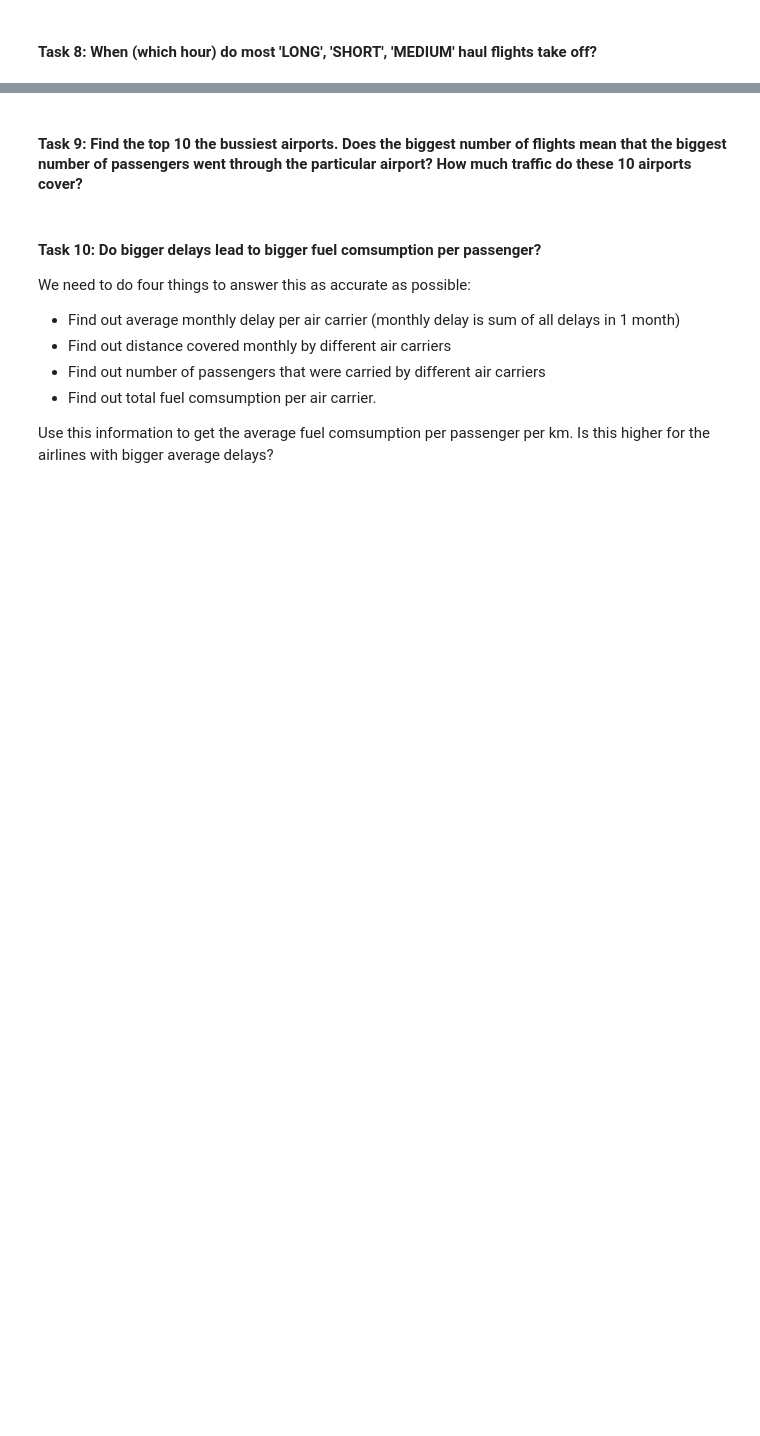
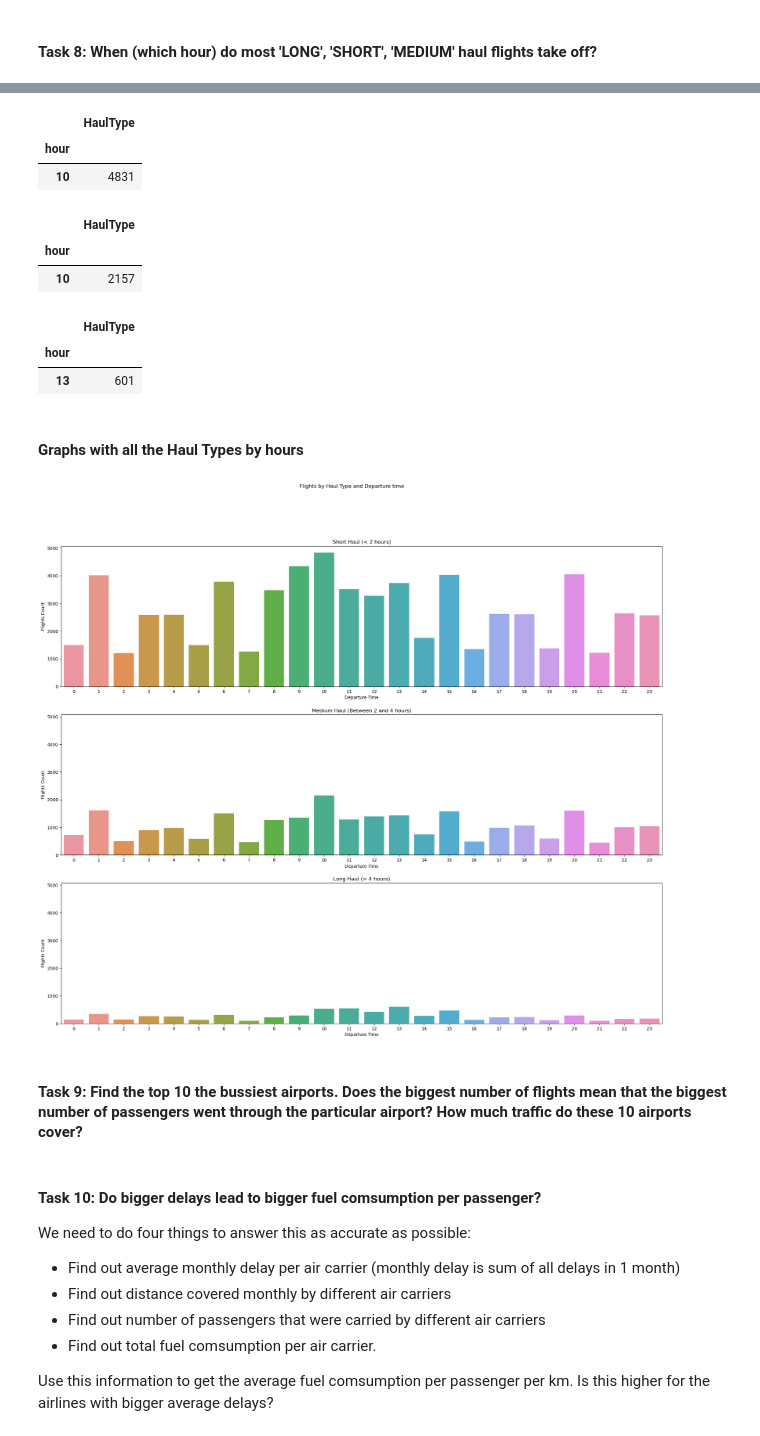
Before and after one commit to hapl/predict-flight-delays, a Jupyter notebook: src/modules/exploratory_analysis_hugo.ipynb, the cells around one changed output, grey strips where cells are left out. Cells and saved outputs as stored; diff of their text form; code cells hidden in the pictures; blank space fills up the shorter version.

```diff
--- a/src/modules/exploratory_analysis_hugo.ipynb
+++ b/src/modules/exploratory_analysis_hugo.ipynb
@@ -123,2 +213,10 @@ plt.show()
 # %% [markdown]
 #### **Task 8**: When (which hour) do most 'LONG', 'SHORT', 'MEDIUM' haul flights take off?
+# %%
+def haul_times(df):
+    #short <=2 hours
+    #Medium between 2 and 4
+    #Long > 4
+    result = df
+    result['HaulType'] = df['FlightTime'].apply(lambda X: 'Short' if X <=120 else ('Medium' if X < 240 else 'Long'))
+    return result
@@ -124,0 +233,3 @@ plt.show()
+# %%
+df_haul_data = df_flights_clean[['FlightTime','ActualDeparture']]
+df_haul_data = df_haul_data.dropna()
@@ -124,0 +248,5 @@ plt.show()
+# %%
+df_haul_data[['hour','min']] = df_haul_data['ActualDeparture'].str.split(':', expand=True)
+df_haul_data['hour'] = pd.to_numeric(df_haul_data['hour'])
+df_haul_data = df_haul_data.astype({'hour':'int'})
+df_haul_data
@@ -124,0 +267,6 @@ plt.show()
+# %%
+df_haul_processed = haul_times(df_haul_data)
+df_haul_processed
+#df_taxi[['hourD','minD']] = df_taxi['DepartureTime'].str.split(':', expand=True)
+
+#df_haul_data
@@ -125,3 +287,52 @@ plt.show()
+# %%
+#Hour with most Short haul takeoff
+df_haul_short = df_haul_processed[df_haul_processed['HaulType'] == 'Short']
+df_haul_short = df_haul_short[['hour','HaulType']].groupby(['hour']).count()
+df_haul_short.nlargest(1,'HaulType')
+# %% [output]
+|  | HaulType |
+| hour |  |
+| 10 | 4831 |
+# %%
+#Hour with most Medium haul takeoff
+df_haul_medium = df_haul_processed[df_haul_processed['HaulType'] == 'Medium']
+df_haul_medium = df_haul_medium[['hour','HaulType']].groupby(['hour']).count()
+df_haul_medium.nlargest(1,'HaulType')
+# %% [output]
+|  | HaulType |
+| hour |  |
+| 10 | 2157 |
+# %%
+#Hour with most Long haul takeoff
+df_haul_long = df_haul_processed[df_haul_processed['HaulType'] == 'Long']
+df_haul_long = df_haul_long[['hour','HaulType']].groupby(['hour']).count()
+df_haul_long.nlargest(1,'HaulType')
+# %% [output]
+|  | HaulType |
+| hour |  |
+| 13 | 601 |
+# %% [markdown]
+#### Graphs with all the Haul Types by hours
+# %%
+fig, ax = plt.subplots(3, 1, figsize=(25, 20), sharey=True)
+fig.suptitle('Flights by Haul Type and Departure time')
+
+sns.countplot(x='hour', data= df_haul_processed[df_haul_processed['HaulType'] == 'Short'] , ax=ax[0])
+ax[0].set(xlabel='Departure Time', ylabel='Flights Count')
+ax[0].set_title('Short Haul (< 2 hours)')
+sns.countplot(x='hour', data= df_haul_processed[df_haul_processed['HaulType'] == 'Medium'] , ax=ax[1])
+ax[1].set(xlabel='Departure Time', ylabel='Flights Count')
+ax[1].set_title('Medium Haul (Between 2 and 4 hours)')
+sns.countplot(x='hour', data= df_haul_processed[df_haul_processed['HaulType'] == 'Long'] , ax=ax[2])
+ax[2].set(xlabel='Departure Time', ylabel='Flights Count')
+ax[2].set_title('Long Haul (> 4 hours)')
+
+    #short <=2 hours
+    #Medium between 2 and 4
+    #Long > 4
+plt.show()
+# %% [output]
+[figure, added]
 # %% [markdown]
 #### **Task 9**: Find the top 10 the bussiest airports. Does the biggest number of flights mean that the biggest number of passengers went through the particular airport? How much traffic do these 10 airports cover?
 # %% [markdown]
```
Also changed, not shown: parts of 18 cells of this notebook.
